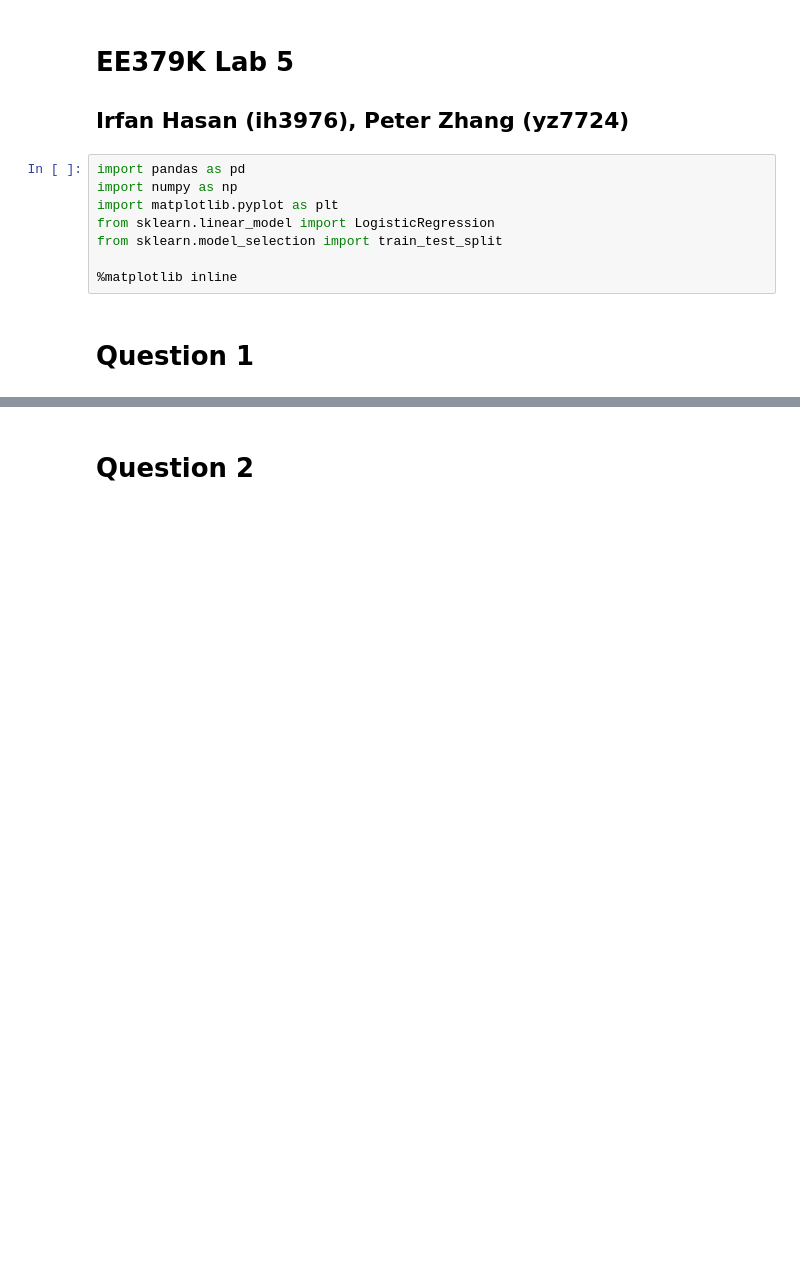
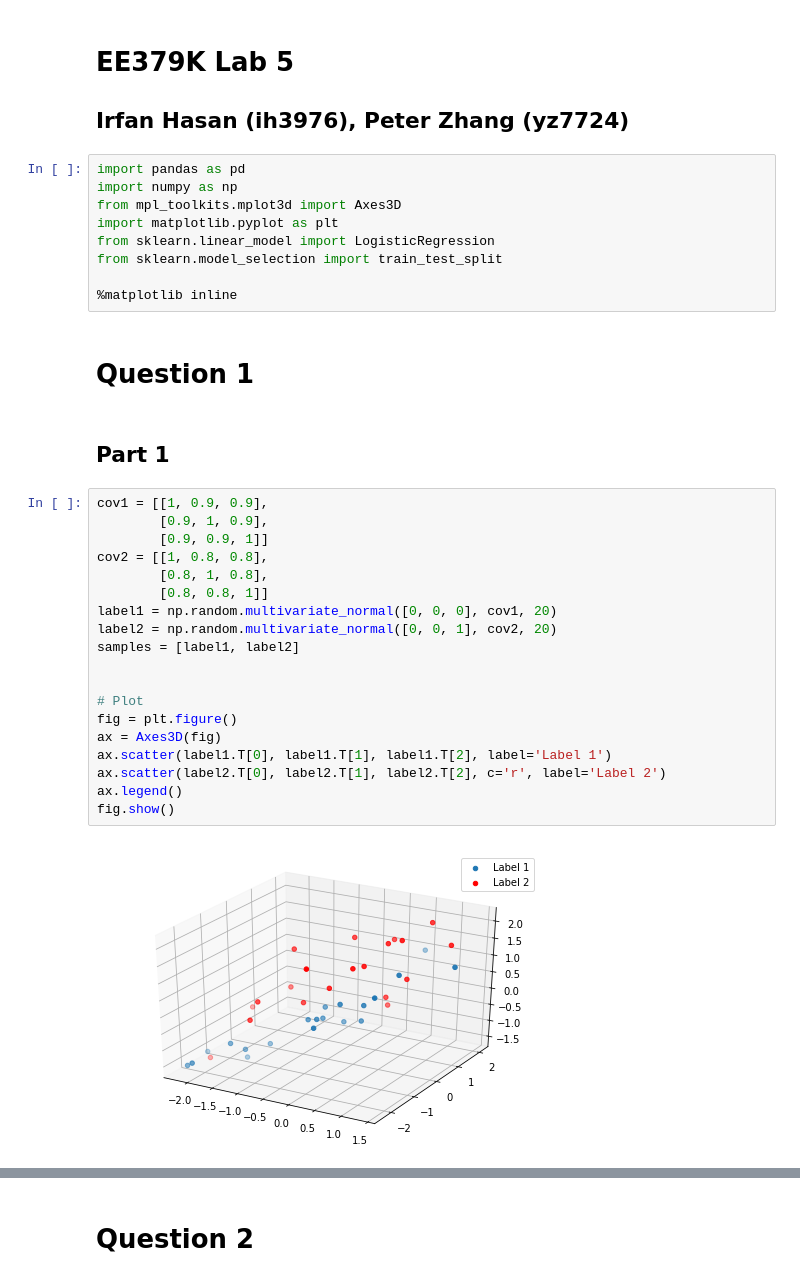
Before and after one commit to irfanhasan/EE379K, a Jupyter notebook: Lab5/Lab5.ipynb, the cells around one changed output, grey strips where cells are left out. Saved outputs shown, nothing was run; the diff lists cells and outputs as text; blank space fills up the shorter version.

```diff
--- a/Lab5/Lab5.ipynb
+++ b/Lab5/Lab5.ipynb
@@ -4,6 +4,7 @@
 # %%
 import pandas as pd
 import numpy as np
+from mpl_toolkits.mplot3d import Axes3D
 import matplotlib.pyplot as plt
 from sklearn.linear_model import LogisticRegression
 from sklearn.model_selection import train_test_split
@@ -11,3 +12,26 @@ from sklearn.model_selection import train_test_split
 %matplotlib inline
 # %% [markdown]
 # Question 1
+# %% [markdown]
+## Part 1
+# %%
+cov1 = [[1, 0.9, 0.9],
+        [0.9, 1, 0.9],
+        [0.9, 0.9, 1]]
+cov2 = [[1, 0.8, 0.8],
+        [0.8, 1, 0.8],
+        [0.8, 0.8, 1]]
+label1 = np.random.multivariate_normal([0, 0, 0], cov1, 20)
+label2 = np.random.multivariate_normal([0, 0, 1], cov2, 20)
+samples = [label1, label2]
+
+
+# Plot
+fig = plt.figure()
+ax = Axes3D(fig)
+ax.scatter(label1.T[0], label1.T[1], label1.T[2], label='Label 1')
+ax.scatter(label2.T[0], label2.T[1], label2.T[2], c='r', label='Label 2')
+ax.legend()
+fig.show()
+# %% [output]
+[figure, added]
```
Also changed, not shown: parts of 4 cells of this notebook.
